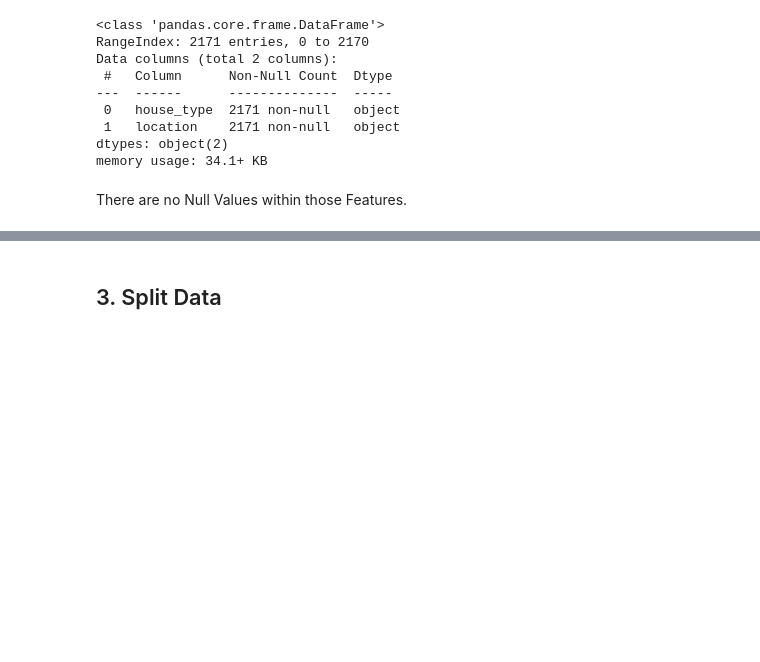
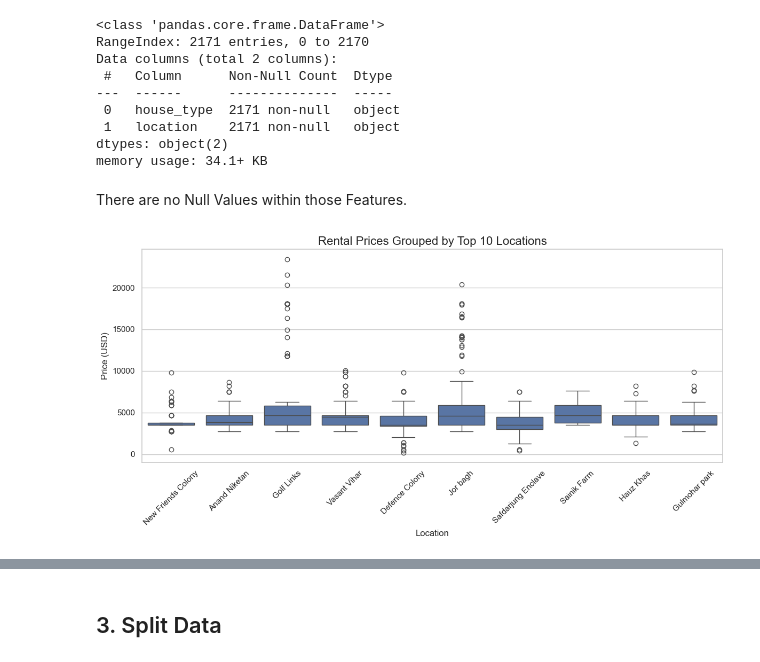
Before and after one commit to dumisanimukuchura/Dehli-Indian-Housing-Analysis-Part-4-Predict-Price-with-Location-Name-and-with-House-Type, a Jupyter notebook: notebook/Dehli-Indian-Housing-Analysis-Part-4-Predict-Price-with-Location-Name-and-with-House-Type.ipynb, the cells around one changed output, grey strips where cells are left out. Cells and saved outputs as stored; diff of their text form; code cells hidden in the pictures; blank space fills up the shorter version.

```diff
--- a/notebook/Dehli-Indian-Housing-Analysis-Part-4-Predict-Price-with-Location-Name-and-with-House-Type.ipynb
+++ b/notebook/Dehli-Indian-Housing-Analysis-Part-4-Predict-Price-with-Location-Name-and-with-House-Type.ipynb
@@ -123,3 +124,19 @@ dtypes: object(2)
 memory usage: 34.1+ KB
 # %% [markdown]
 There are no Null Values within those Features.
+# %%
+# Set the plotting style
+sns.set_theme(style="whitegrid")
+
+# Analyze and visualize rental prices grouped by 'location'
+plt.figure(figsize=(12, 6))
+top_locations = housing_df['location'].value_counts().head(10).index
+sns.boxplot(data=housing_df[housing_df['location'].isin(top_locations)], x='location', y='price_approx_usd')
+plt.xticks(rotation=45)
+plt.title('Rental Prices Grouped by Top 10 Locations', fontsize=16)
+plt.xlabel('Location', fontsize=12)
+plt.ylabel('Price (USD)', fontsize=12)
+plt.tight_layout()
+plt.show()
+# %% [output]
+[figure, added]
```
Also changed, not shown: parts of 4 cells of this notebook, 1 other file.
